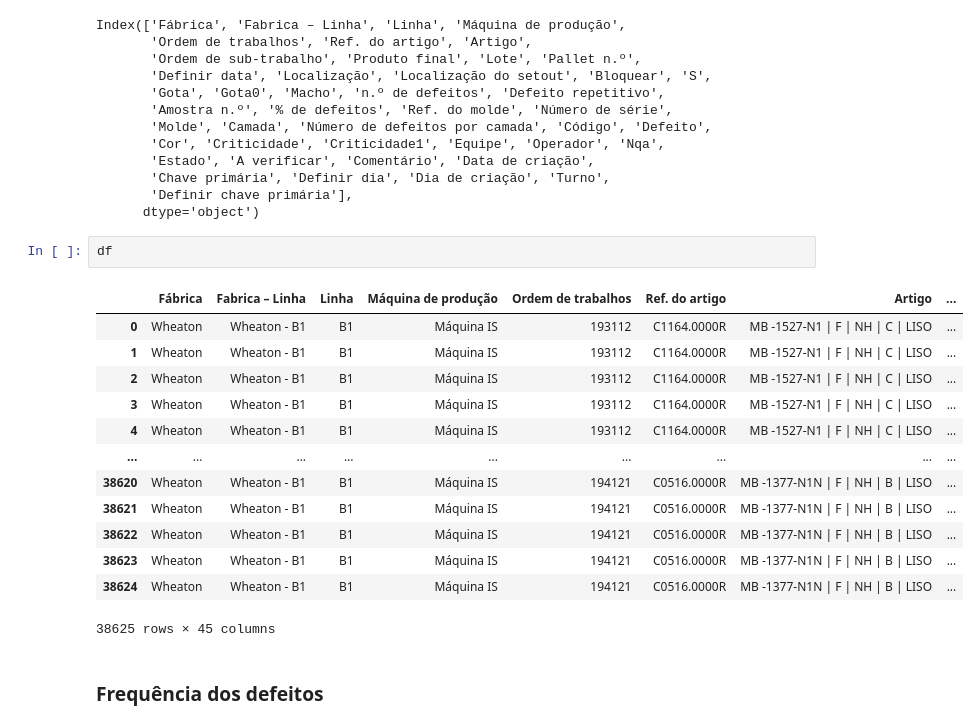
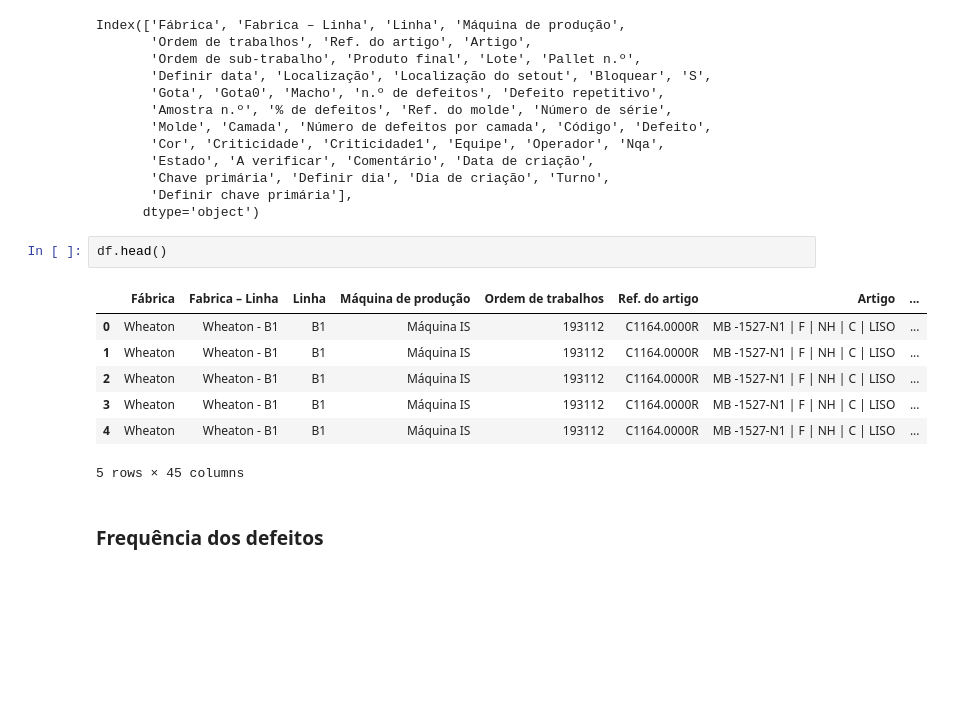
Before and after one commit to lucasz-g/Analise-Gotas, a Jupyter notebook: analises/analise_defeitos.ipynb, the cells around one changed output. Drawn from its saved outputs; the diff is of its cells as text; blank space fills up the shorter version.

```diff
--- a/analises/analise_defeitos.ipynb
+++ b/analises/analise_defeitos.ipynb
@@ -25,21 +27,15 @@ Index(['Fábrica', 'Fabrica – Linha', 'Linha', 'Máquina de produção',
        'Definir chave primária'],
       dtype='object')
 # %%
-df
+df.head()
 # %% [output]
 |  | Fábrica | Fabrica – Linha | Linha | Máquina de produção | Ordem de trabalhos | Ref. do artigo | Artigo | ... |
 | 0 | Wheaton | Wheaton - B1 | B1 | Máquina IS | 193112 | C1164.0000R | MB -1527-N1 | F | NH | C | LISO | ... |
 | 1 | Wheaton | Wheaton - B1 | B1 | Máquina IS | 193112 | C1164.0000R | MB -1527-N1 | F | NH | C | LISO | ... |
 | 2 | Wheaton | Wheaton - B1 | B1 | Máquina IS | 193112 | C1164.0000R | MB -1527-N1 | F | NH | C | LISO | ... |
 | 3 | Wheaton | Wheaton - B1 | B1 | Máquina IS | 193112 | C1164.0000R | MB -1527-N1 | F | NH | C | LISO | ... |
 | 4 | Wheaton | Wheaton - B1 | B1 | Máquina IS | 193112 | C1164.0000R | MB -1527-N1 | F | NH | C | LISO | ... |
-| ... | ... | ... | ... | ... | ... | ... | ... | ... |
-| 38620 | Wheaton | Wheaton - B1 | B1 | Máquina IS | 194121 | C0516.0000R | MB -1377-N1N | F | NH | B | LISO | ... |
-| 38621 | Wheaton | Wheaton - B1 | B1 | Máquina IS | 194121 | C0516.0000R | MB -1377-N1N | F | NH | B | LISO | ... |
-| 38622 | Wheaton | Wheaton - B1 | B1 | Máquina IS | 194121 | C0516.0000R | MB -1377-N1N | F | NH | B | LISO | ... |
-| 38623 | Wheaton | Wheaton - B1 | B1 | Máquina IS | 194121 | C0516.0000R | MB -1377-N1N | F | NH | B | LISO | ... |
-| 38624 | Wheaton | Wheaton - B1 | B1 | Máquina IS | 194121 | C0516.0000R | MB -1377-N1N | F | NH | B | LISO | ... |
-38625 rows × 45 columns
+5 rows × 45 columns
 # %% [markdown]
 ### Frequência dos defeitos
 # %%
```
Also changed, not shown: parts of 4 cells of this notebook, 1 other file.
